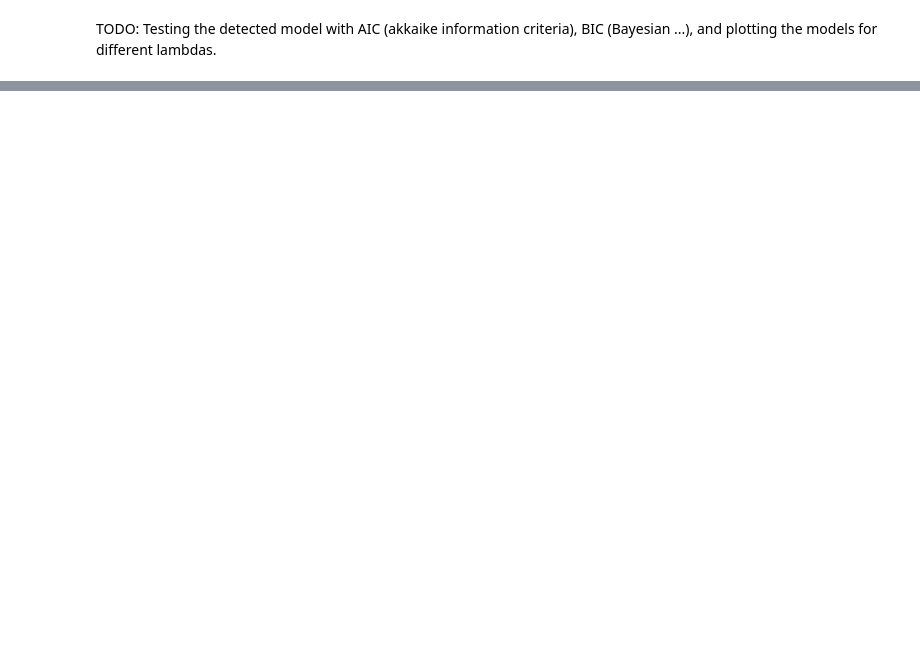
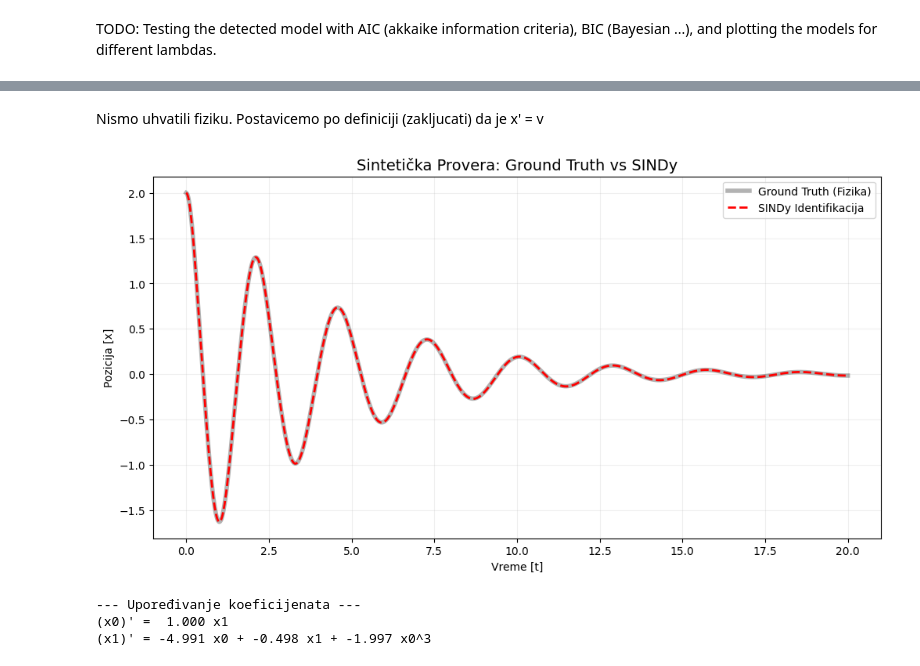
Before and after one commit to luka-lehotski/SINDy-rs, a Jupyter notebook: intro.ipynb, the cells around one changed output, grey strips where cells are left out. Cells and saved outputs as stored; diff of their text form; code cells hidden in the pictures; blank space fills up the shorter version.

```diff
--- a/intro.ipynb
+++ b/intro.ipynb
@@ -264,0 +229,52 @@ Skeniranje modela u toku...
+# %% [markdown]
+Nismo uhvatili fiziku. Postavicemo po definiciji (zakljucati) da je x' = v
+# %%
+import numpy as np
+import matplotlib.pyplot as plt
+from scipy.integrate import solve_ivp
+import pysindy as ps
+
+# 1. GENERISANJE SINTETIČKIH PODATAKA (Ground Truth)
+# x'' + 0.5x' + 5x + 2x^3 = 0  => k=5, c=0.5, beta=2
+def true_dynamics(t, y):
+    return [y[1], -5.0*y[0] - 0.5*y[1] - 2.0*(y[0]**3)]
+
+t_eval = np.linspace(0, 20, 1000)
+sol = solve_ivp(true_dynamics, [0, 20], y0=[2.0, 0.0], t_eval=t_eval)
+X_synthetic = sol.y.T
+
+# 2. FITOVANJE SINDy MODELA
+# Koristimo stepen 3 jer znamo da imamo x^3 član
+poly_lib = ps.PolynomialLibrary(degree=3, include_bias=False)
+optimizer = ps.STLSQ(threshold=0.01) # Na čistim podacima prag može biti mali
+
+model_test = ps.SINDy(feature_library=poly_lib, optimizer=optimizer)
+model_test.fit(X_synthetic, t=t_eval)
+
+# 3. SIMULACIJA IDENTIFIKOVANOG MODELA
+X_sindy_sim = model_test.simulate(X_synthetic[0], t=t_eval)
+
+# 4. PLOT: GROUND TRUTH VS SINDY
+plt.figure(figsize=(12, 6))
+
+# Ground Truth (ono što smo pustili kroz solver)
+plt.plot(t_eval, X_synthetic[:, 0], 'k-', lw=4, alpha=0.3, label='Ground Truth (Fizika)')
+
+# SINDy Rekonstrukcija
+plt.plot(t_eval, X_sindy_sim[:, 0], 'r--', lw=2, label='SINDy Identifikacija')
+
+plt.title("Sintetička Provera: Ground Truth vs SINDy", fontsize=14)
+plt.xlabel("Vreme [t]")
+plt.ylabel("Pozicija [x]")
+plt.legend()
+plt.grid(True, alpha=0.2)
+plt.show()
+
+# Provera koeficijenata
+print("\n--- Upoređivanje koeficijenata ---")
+model_test.print()
+# %% [output]
+[figure, added]
+--- Upoređivanje koeficijenata ---
+(x0)' =  1.000 x1
+(x1)' = -4.991 x0 + -0.498 x1 + -1.997 x0^3
```
Also changed, not shown: parts of 10 cells of this notebook.
